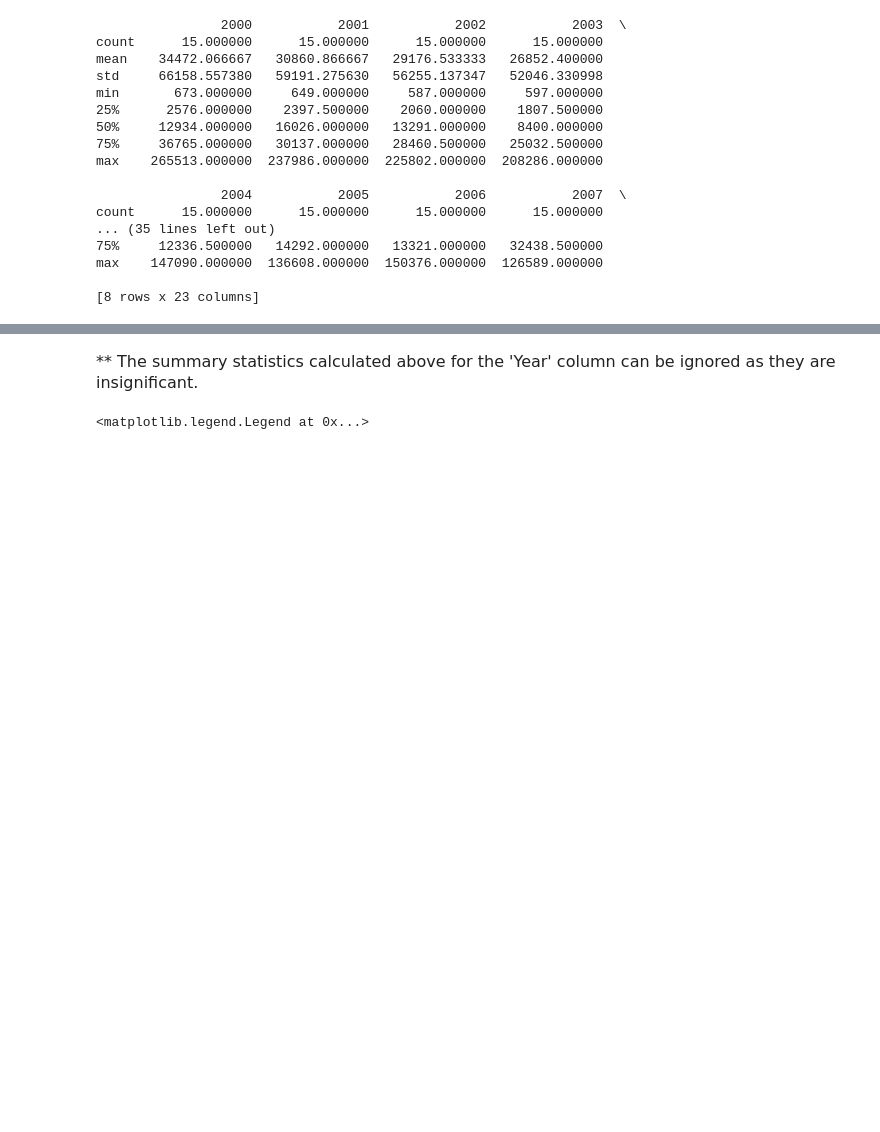
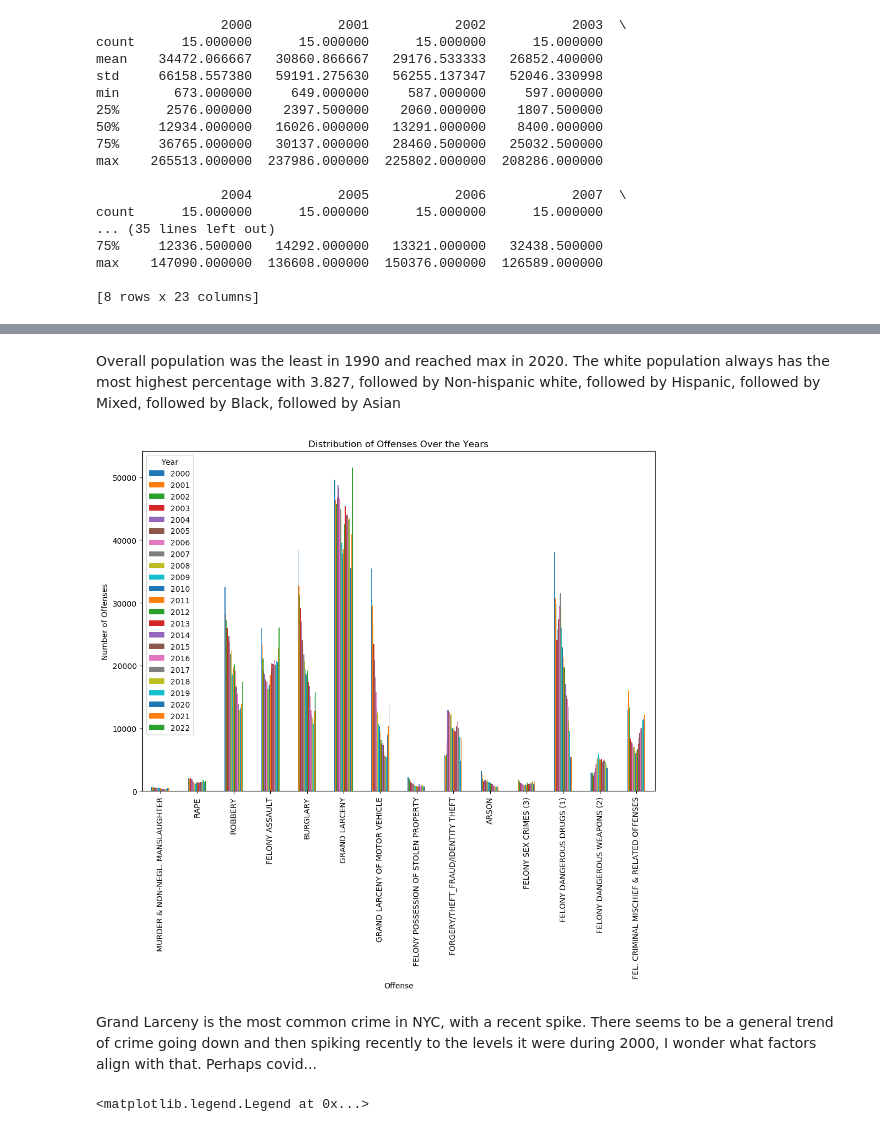
Before and after one commit to anikasparkle22/Info2950_final, a Jupyter notebook: Info 2950 Final.ipynb, the cells around one changed output, grey strips where cells are left out. Drawn from its saved outputs; the diff is of its cells as text; code cells hidden in the pictures; blank space fills up the shorter version.

```diff
--- a/Info 2950 Final.ipynb
+++ b/Info 2950 Final.ipynb
@@ -224,5 +255,6 @@ max    2.474456e+06  2.490350e+06
-# %% [markdown]
-<p style="font-size: 16px">** The summary statistics calculated above for the 'Year' column can be ignored as they are insignificant.</p>
+# %% [markdown]
+Overall population was the least in 1990 and reached max in 2020.
+The white population always has the most highest percentage with 3.827, followed by Non-hispanic white, followed by Hispanic, followed by Mixed, followed by Black, followed by Asian
 # %%
 
 #Initializing nyc_crime with the merged data frame that contains all crime
@@ -231,6 +263,17 @@ nyc_crime= merged_df
 #Melting the DataFrame (so that i can make a line plot that visualizes the amount
 # of each kind of crime felony and non felony committed each year)
 melted_demographic = nyc_crime.melt(id_vars=['OFFENSE'], var_name='Year', value_name='Count')
+# %%
+merged_df[:-1].set_index('OFFENSE').plot(kind='bar', figsize=(12, 8))
+plt.title('Distribution of Offenses Over the Years')
+plt.xlabel('Offense')
+plt.ylabel('Number of Offenses')
+plt.legend(title='Year')
+plt.show()
+# %% [output]
+[figure, added]
+# %% [markdown]
+Grand Larceny is the most common crime in NYC, with a recent spike. There seems to be a general trend of crime going down and then spiking recently to the levels it were during 2000, I wonder what factors align with that. Perhaps covid...
 # %%
 
 #Visualizing with a line plot
```
Also changed, not shown: parts of 4 cells of this notebook.
